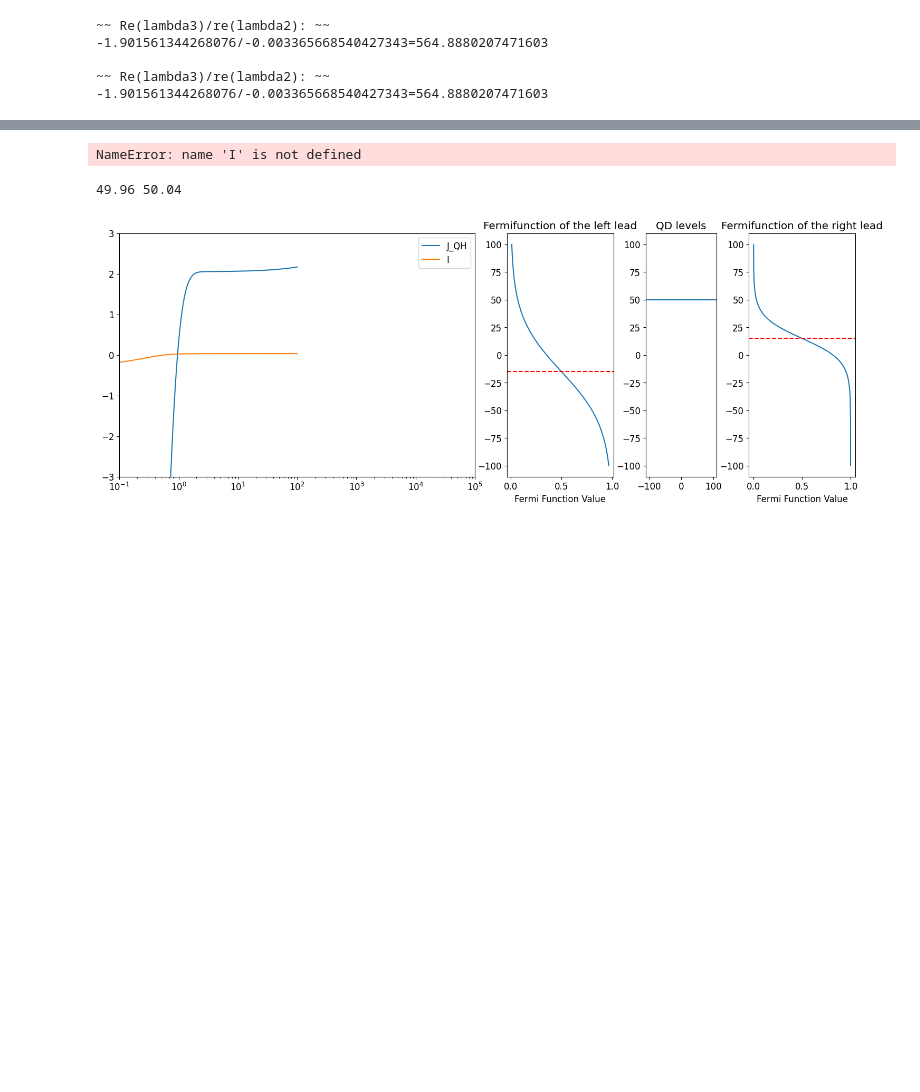
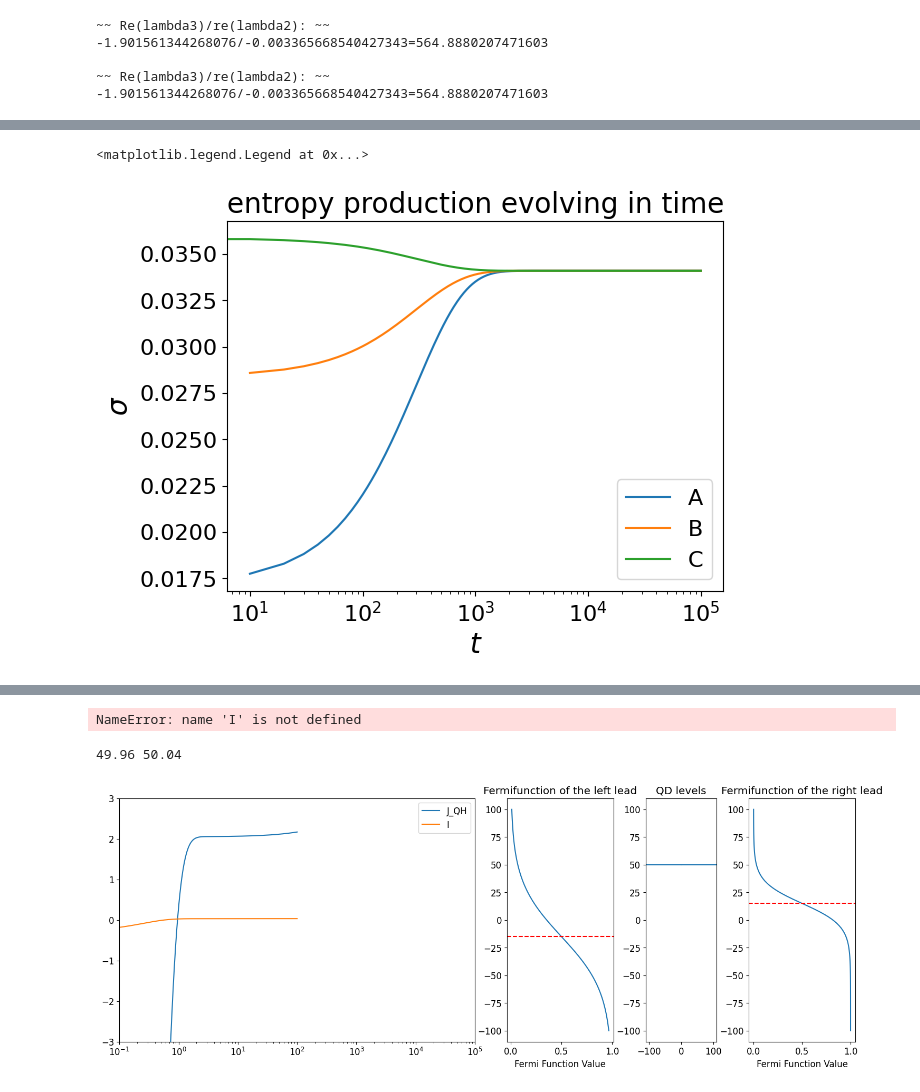
Before and after one commit to myIntSet/thermoelectrics, a Jupyter notebook: time evolution/noise and current FOR REPORT copy.ipynb, the cells around one changed output, grey strips where cells are left out. Drawn from its saved outputs; the diff is of its cells as text; code cells hidden in the pictures; blank space fills up the shorter version.

```diff
--- a/time evolution/noise and current FOR REPORT copy.ipynb
+++ b/time evolution/noise and current FOR REPORT copy.ipynb
@@ -98,2 +137,20 @@ TUR_calced, I, I_var, sigma = cm.do_all(ti_array, long_time=True)
+# %%
+#plot entropy production
+font_size = 20
+plt.rcParams.update({'font.size': 16})  # Applies globally
+plt.figure()
+plt.plot(ti_array, sigma_even, label='A')
+plt.plot(ti_array, sigma_uneven, label='B')
+plt.plot(ti_array, sigma_calced, label='C')
+plt.title('entropy production evolving in time', fontsize=font_size)
+plt.xlabel(r'$t$', fontsize=font_size)
+plt.ylabel(r'$\sigma$', fontsize=font_size)
+plt.xscale('log')
+#plt.ylim(0,0.3)
+#plt.xlim(1e-1, 1e5)
+plt.legend()
+# %% [output]
+<matplotlib.legend.Legend at 0x...>
+[figure, added]
 # %%
 #plot TUR
```
Also changed, not shown: parts of 7 cells of this notebook, 4 other files.
